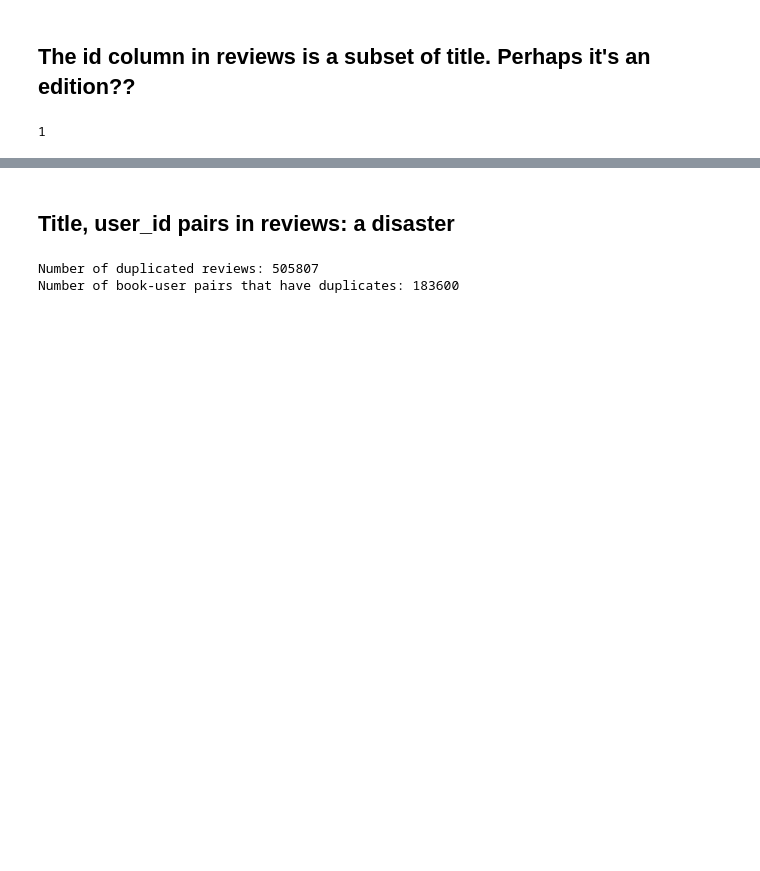
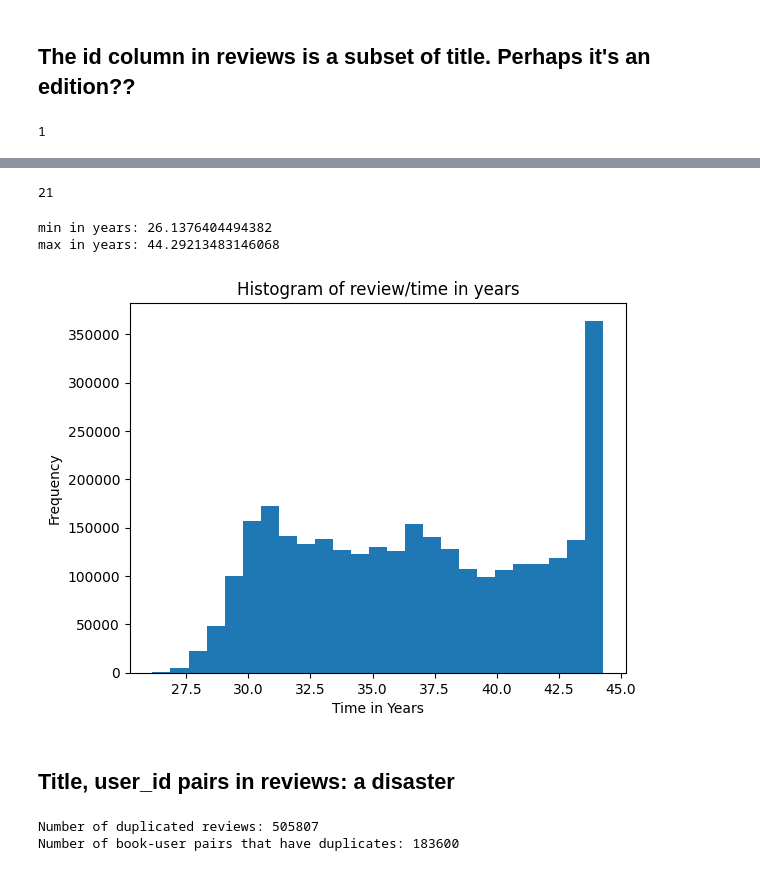
Before and after one commit to feyclan/WT_analysis, a Jupyter notebook: Exploratory.ipynb, the cells around one changed output, grey strips where cells are left out. Saved outputs shown, nothing was run; the diff lists cells and outputs as text; code cells hidden in the pictures; blank space fills up the shorter version.

Commit message:
analysed the review/time column

```diff
--- a/Exploratory.ipynb
+++ b/Exploratory.ipynb
@@ -385,0 +388,2 @@ np.prod(unique_titles_per_id == 1)
+# %%
+times = reviews["review/time"]
@@ -386,3 +417,27 @@ np.prod(unique_titles_per_id == 1)
+# %%
+# Count instances of -1
+count_minus_one = (times == -1).sum()
+print(count_minus_one)
+
+# Remove instances of -1
+times_without_minus_one = times[times != -1]
+times_in_years = times_without_minus_one / 356 / 24/ 3600
+# %% [output]
+21
+# %%
+print("min in years:", times_in_years.min())
+print("max in years:", times_in_years.max())
+# %% [output]
+min in years: 26.1376404494382
+max in years: 44.29213483146068
+# %%
+plt.hist(times_in_years, bins=25)  # Adjust the number of bins as needed
+plt.xlabel('Time in Years')
+plt.ylabel('Frequency')
+plt.title('Histogram of review/time in years')
+plt.show()
+# %% [output]
+[figure, added]
 # %% [markdown]
 ## Title, user_id pairs in reviews: a disaster
 # %%
```
Also changed, not shown: parts of 4 cells of this notebook.
